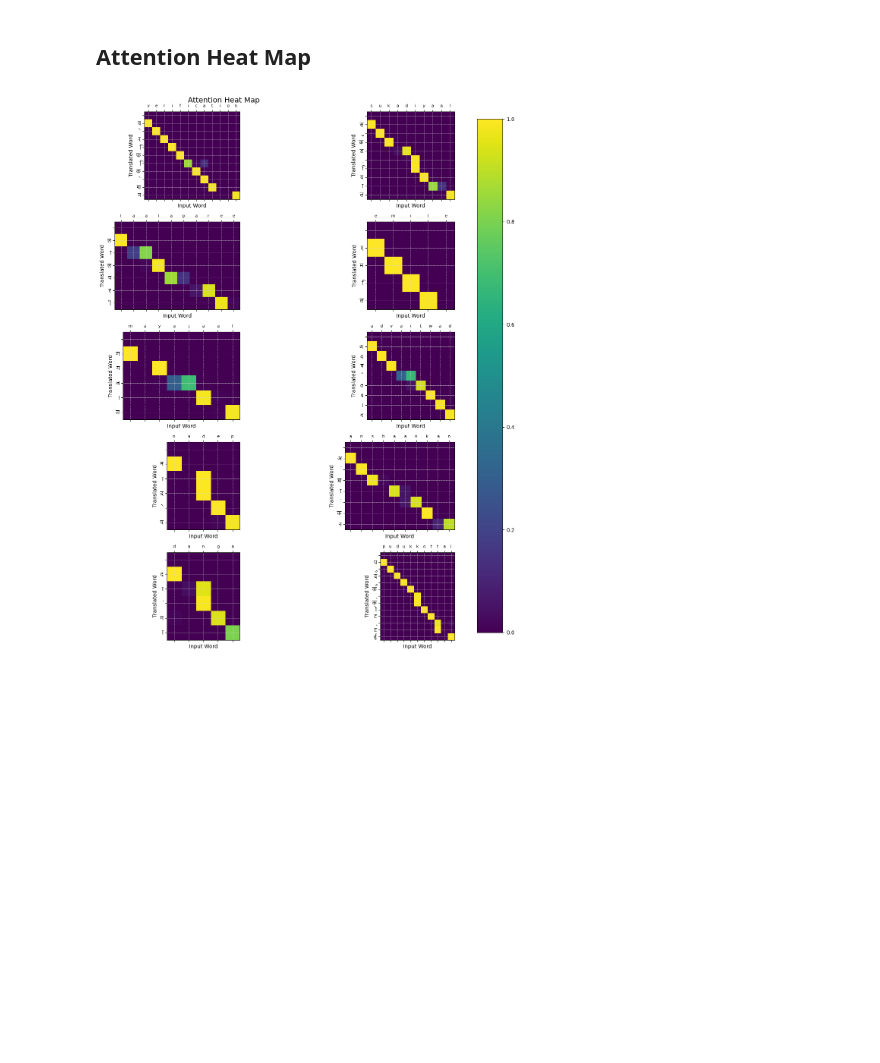
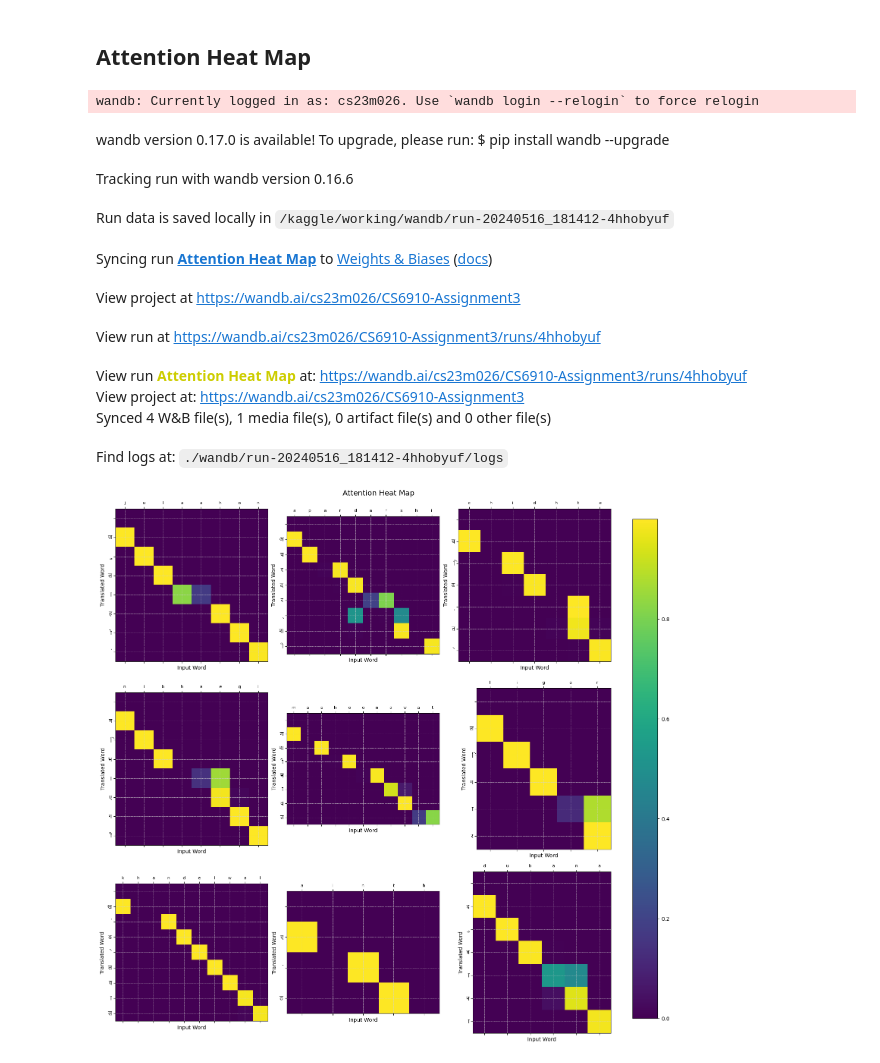
Before and after one commit to harshgupta1806/Language-Transliteration, a Jupyter notebook: Que5.ipynb, the cells around one changed output. Drawn from its saved outputs; the diff is of its cells as text; code cells hidden in the pictures; blank space fills up the shorter version.

Commit message:
Comment Added & update Attention Heat Map

```diff
--- a/Que5.ipynb
+++ b/Que5.ipynb
@@ -1030,7 +1117,7 @@ store_prediction_in_csv_file(HYPER_PARAM, model, device, processed_data)
 # %% [markdown]
 ## **Attention Heat Map**
 # %%
-def plot_attention_grid(translation_dict, attention_dict, figsize=(15, 15)):
+def plot_attention_grid(translation_dict, attention_dict, figsize=(15, 15), wandb_log = 0, console_log = 1):
     """
     Plot the attention heat map grid for the translation pairs.
 
@@ -1042,7 +1129,8 @@ def plot_attention_grid(translation_dict, attention_dict, figsize=(15, 15)):
     Returns:
         None
     """
-    fig, axes = plt.subplots(5, 2, figsize=figsize)
+
+    fig, axes = plt.subplots(3, 3, figsize=figsize)
     fig.suptitle('Attention Heat Map', fontsize=14)
 
     word_count = 0
@@ -1067,7 +1155,13 @@ def plot_attention_grid(translation_dict, attention_dict, figsize=(15, 15)):
     # Adjust layout and display plot
     fig.tight_layout()
     plt.colorbar(im, ax=axes.ravel().tolist(), fraction=0.046, pad=0.04)  # Add colorbar
-    plt.show()
+
+    if wandb_log == 1:
+        wandb.init(project='CS6910-Assignment3', name='Attention Heat Map')
+        wandb.log({'Attention Heat Maps': wandb.Image(plt)})
+        wandb.finish()
+    if console_log == 1:
+        plt.show()
 # %%
 def random_test_words(processed_data, model, HYPER_PARAM, device):
     """
@@ -1083,7 +1177,7 @@ def random_test_words(processed_data, model, HYPER_PARAM, device):
         translation_dict (dict): Dictionary containing word-to-predicted-translation mapping.
         attention_dict (dict): Dictionary containing attention matrices for each translation.
     """
-    random_words = random.sample(list(processed_data["test_x"]), 10)
+    random_words = random.sample(list(processed_data["test_x"]), 9)
     translation_dict, attention_dict = {}, {}
 
     for word_pair in random_words:
@@ -1098,6 +1192,17 @@ def random_test_words(processed_data, model, HYPER_PARAM, device):
     return translation_dict, attention_dict
 # %%
 translation_dict, attention_dict = random_test_words(processed_data, model, HYPER_PARAM, device)
-plot_attention_grid(translation_dict, attention_dict)
+plot_attention_grid(translation_dict, attention_dict, wandb_log = 1, console_log = 1)
 # %% [output]
+wandb: Currently logged in as: cs23m026. Use `wandb login --relogin` to force relogin
+wandb version 0.17.0 is available! To upgrade, please run: $ pip install wandb --upgrade
+Tracking run with wandb version 0.16.6
+Run data is saved locally in /kaggle/working/wandb/run-20240516_181412-4hhobyuf
+Syncing run Attention Heat Map to Weights & Biases (docs)
+View project at https://wandb.ai/cs23m026/CS6910-Assignment3
+View run at https://wandb.ai/cs23m026/CS6910-Assignment3/runs/4hhobyuf
+View run Attention Heat Map at: https://wandb.ai/cs23m026/CS6910-Assignment3/runs/4hhobyuf
+View project at: https://wandb.ai/cs23m026/CS6910-Assignment3
+Synced 4 W&B file(s), 1 media file(s), 0 artifact file(s) and 0 other file(s)
+Find logs at: ./wandb/run-20240516_181412-4hhobyuf/logs
-[figure, old version]
+[figure, new version]
```
Also changed, not shown: parts of 8 cells of this notebook.
